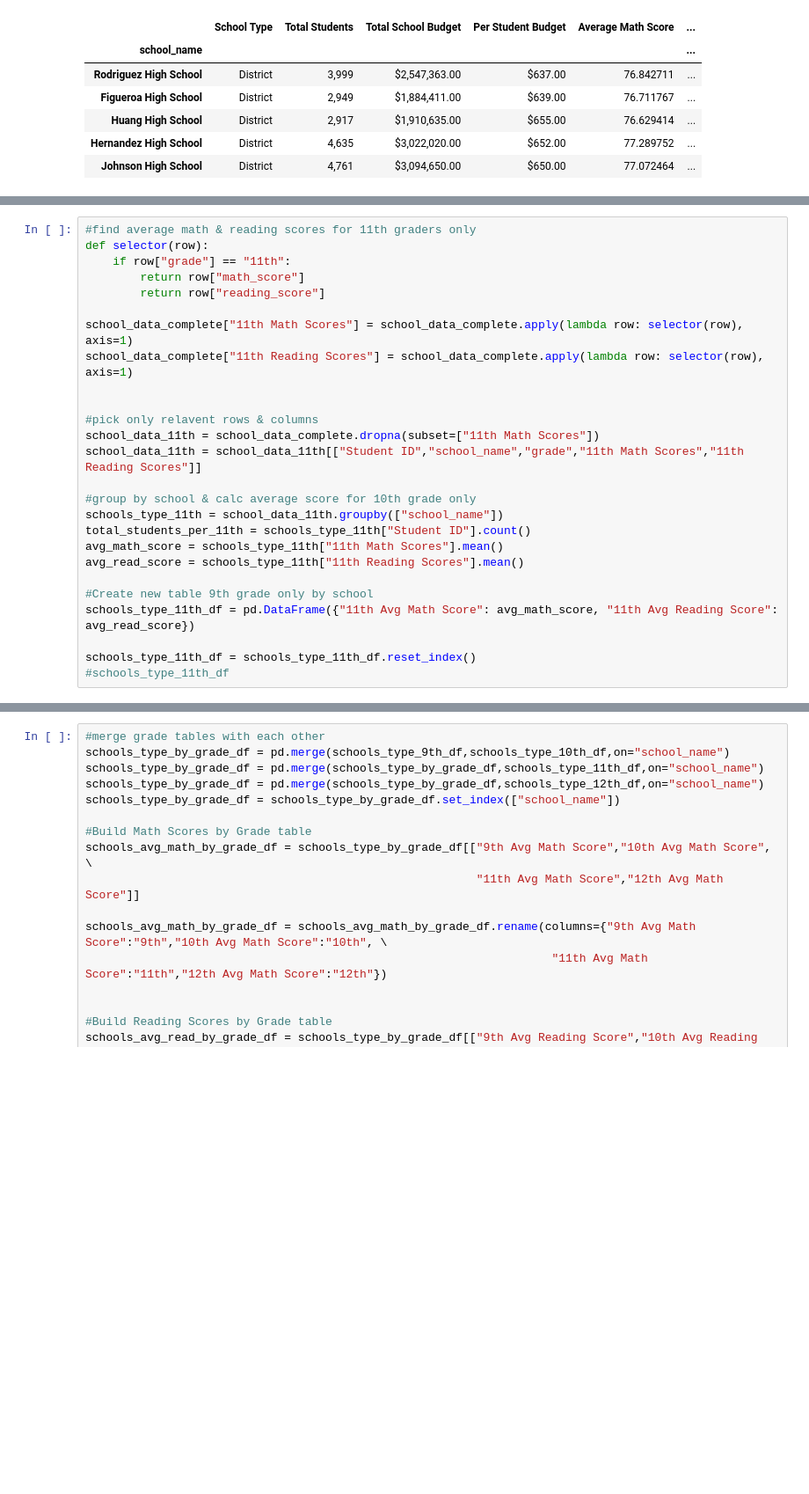
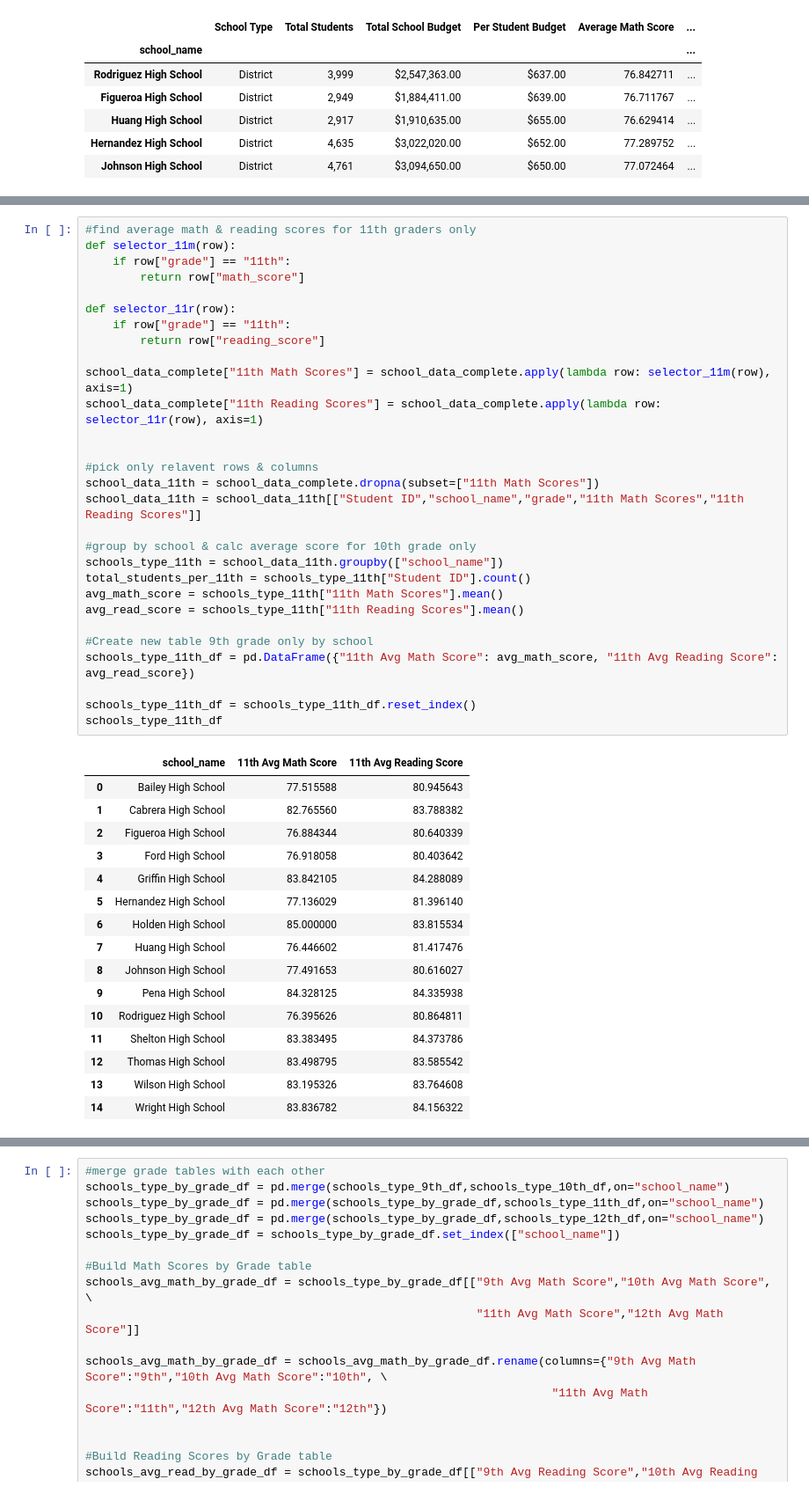
Before and after one commit to mnolker/pandas-challenge, a Jupyter notebook: PyCitySchools/PyCitySchools.ipynb, the cells around one changed output, grey strips where cells are left out. Shown at 88% size. Saved outputs shown, nothing was run; the diff lists cells and outputs as text; blank space fills up the shorter version.

```diff
--- a/PyCitySchools/PyCitySchools.ipynb
+++ b/PyCitySchools/PyCitySchools.ipynb
@@ -267,28 +342,48 @@ schools_type_10th_df = schools_type_10th_df.reset_index()
 # %%
 #find average math & reading scores for 11th graders only
-def selector(row):
+def selector_11m(row):
     if row["grade"] == "11th":
         return row["math_score"]
+
+def selector_11r(row):
+    if row["grade"] == "11th":
         return row["reading_score"]
 
-school_data_complete["11th Math Scores"] = school_data_complete.apply(lambda row: selector(row), axis=1)
-school_data_complete["11th Reading Scores"] = school_data_complete.apply(lambda row: selector(row), axis=1)
+school_data_complete["11th Math Scores"] = school_data_complete.apply(lambda row: selector_11m(row), axis=1)
+school_data_complete["11th Reading Scores"] = school_data_complete.apply(lambda row: selector_11r(row), axis=1)
 
 
 #pick only relavent rows & columns
 school_data_11th = school_data_complete.dropna(subset=["11th Math Scores"])
 school_data_11th = school_data_11th[["Student ID","school_name","grade","11th Math Scores","11th Reading Scores"]]
 
 #group by school & calc average score for 10th grade only
 schools_type_11th = school_data_11th.groupby(["school_name"])
 total_students_per_11th = schools_type_11th["Student ID"].count()
 avg_math_score = schools_type_11th["11th Math Scores"].mean()
 avg_read_score = schools_type_11th["11th Reading Scores"].mean()
 
 #Create new table 9th grade only by school
 schools_type_11th_df = pd.DataFrame({"11th Avg Math Score": avg_math_score, "11th Avg Reading Score": avg_read_score})
 
 schools_type_11th_df = schools_type_11th_df.reset_index()
-#schools_type_11th_df
+schools_type_11th_df
+# %% [output]
+|  | school_name | 11th Avg Math Score | 11th Avg Reading Score |
+| 0 | Bailey High School | 77.515588 | 80.945643 |
+| 1 | Cabrera High School | 82.765560 | 83.788382 |
+| 2 | Figueroa High School | 76.884344 | 80.640339 |
+| 3 | Ford High School | 76.918058 | 80.403642 |
+| 4 | Griffin High School | 83.842105 | 84.288089 |
+| 5 | Hernandez High School | 77.136029 | 81.396140 |
+| 6 | Holden High School | 85.000000 | 83.815534 |
+| 7 | Huang High School | 76.446602 | 81.417476 |
+| 8 | Johnson High School | 77.491653 | 80.616027 |
+| 9 | Pena High School | 84.328125 | 84.335938 |
+| 10 | Rodriguez High School | 76.395626 | 80.864811 |
+| 11 | Shelton High School | 83.383495 | 84.373786 |
+| 12 | Thomas High School | 83.498795 | 83.585542 |
+| 13 | Wilson High School | 83.195326 | 83.764608 |
+| 14 | Wright High School | 83.836782 | 84.156322 |
 # %%
 #find average math & reading scores for 12th graders only
```
Also changed, not shown: parts of 8 cells of this notebook.
